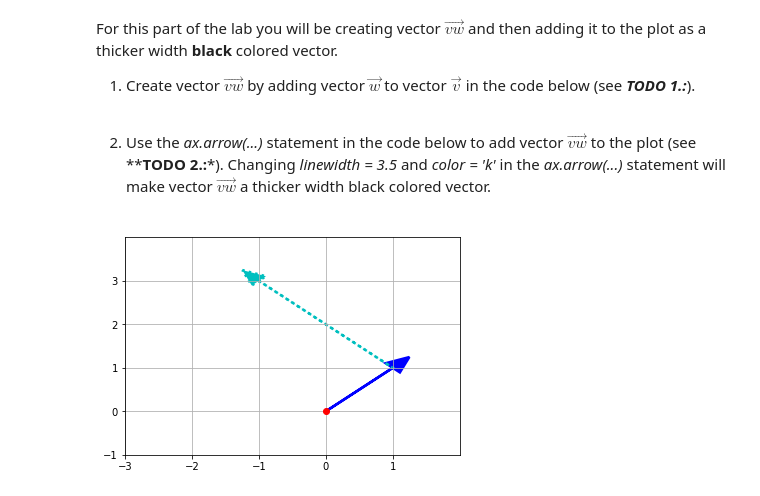
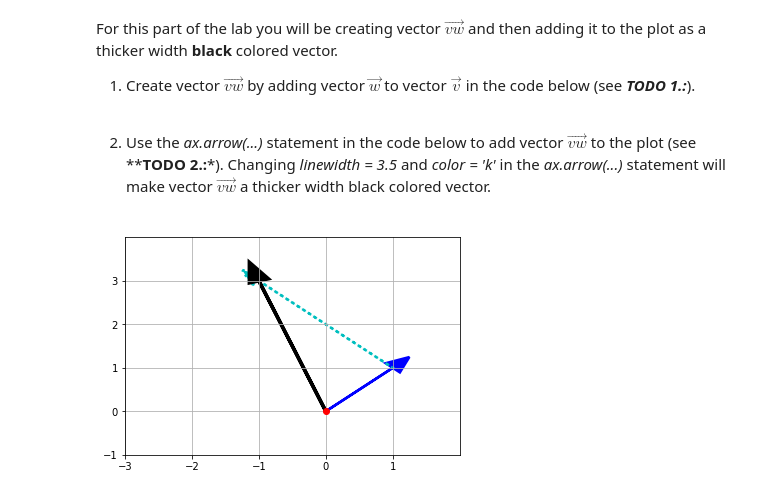
Before and after one commit to hhprogram/Python_AI_Primer, a Jupyter notebook: linearalgebra-vectors_lab/vectors_lab.ipynb, the cells around one changed output. Drawn from its saved outputs; the diff is of its cells as text; code cells hidden in the pictures.

```diff
--- a/linearalgebra-vectors_lab/vectors_lab.ipynb
+++ b/linearalgebra-vectors_lab/vectors_lab.ipynb
@@ -291,35 +291,35 @@ ax.arrow(0, 0, *v, color='b', linewidth=2.5, head_width=0.30, head_length=0.35)
 
 # Plots vector w as cyan arrow with origin defined by vector v
 ax.arrow(v[0], v[1], *w, linestyle='dotted', color='c', linewidth=2.5,
          head_width=0.30, head_length=0.35)
 
 # TODO 2.: Plot vector vw as black arrow (color='k') with 3.5 linewidth (linewidth=3.5)
 # starting vector v's origin (0,0)
-ax.arrow(0, 0, *vw, color='k', linewidth=3.5)
+ax.arrow(0, 0, *vw, color='k', linewidth=3.5, head_width=.3)
 
 
 # Sets limit for plot for x-axis
 plt.xlim(-3, 2)
 
 # Set major ticks for x-axis
 major_xticks = np.arange(-3, 2)
 ax.set_xticks(major_xticks)
 
 
 # Sets limit for plot for y-axis
 plt.ylim(-1, 4)
 
 # Set major ticks for y-axis
 major_yticks = np.arange(-1, 4)
 ax.set_yticks(major_yticks)
 
 # Creates gridlines for only major tick marks
 plt.grid(b=True, which='major')
 
 # Displays final plot
 plt.show()
 # %% [output]
-[figure, old version]
+[figure, new version]
 # %% [markdown]
 ### Solution to Adding Two Vectors
 Your output from above should match the output below. If you need any help or want to check your answer, feel free to check out the solution notebook by clicking [here](vectors_lab_solution.ipynb#TODO:-Adding-Two-Vectors-and-Plotting-Results).
```
Also changed, not shown: 1 other file.
